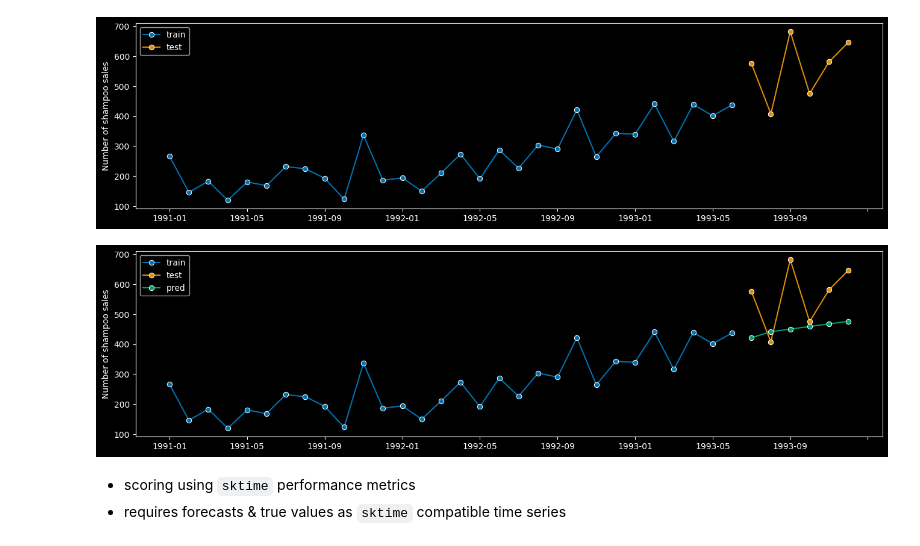
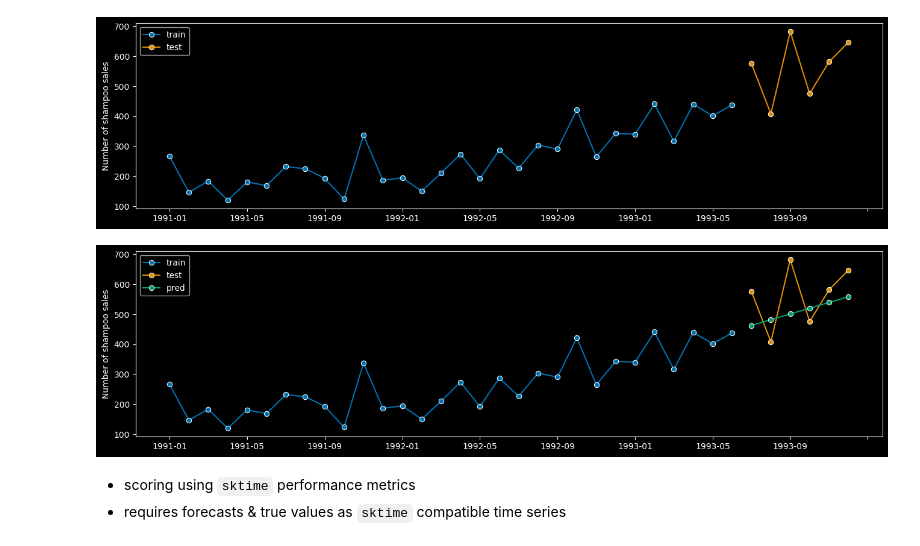
Before and after one commit to sktime/sktime-tutorial-pydata-global-2023, a Jupyter notebook: notebooks/02_forecasting.ipynb, the cells around one changed output. Drawn from its saved outputs; the diff is of its cells as text; code cells hidden in the pictures.

```diff
--- a/notebooks/02_forecasting.ipynb
+++ b/notebooks/02_forecasting.ipynb
@@ -45,21 +24,21 @@ fig, ax = plot_series(y_train, y_test, labels=["train", "test"])
 # %% [output]
 [figure]
 # %%
-from sktime.forecasting.arima import AutoARIMA
+from sktime.forecasting.ets import AutoETS
 
 # 1) Define the model
-forecaster = AutoARIMA(suppress_warnings=True)
+forecaster = AutoETS(auto=True)
 
 # 2) Fit on train data
 forecaster.fit(y_train)
 
 # 3) Use fitted model to predict for a certain forecast horizon (fh)
 fh = [1, 2, 3, 4, 5, 6]  # Relative to y_train
 y_pred = forecaster.predict(fh)
 
 fig, ax = plot_series(y_train, y_test, y_pred, labels=["train", "test", "pred"])
 # %% [output]
-[figure, old version]
+[figure, new version]
 # %% [markdown]
 * scoring using `sktime` performance metrics
 * requires forecasts & true values as `sktime` compatible time series
```
Also changed, not shown: parts of 121 cells of this notebook, 4 other files.
